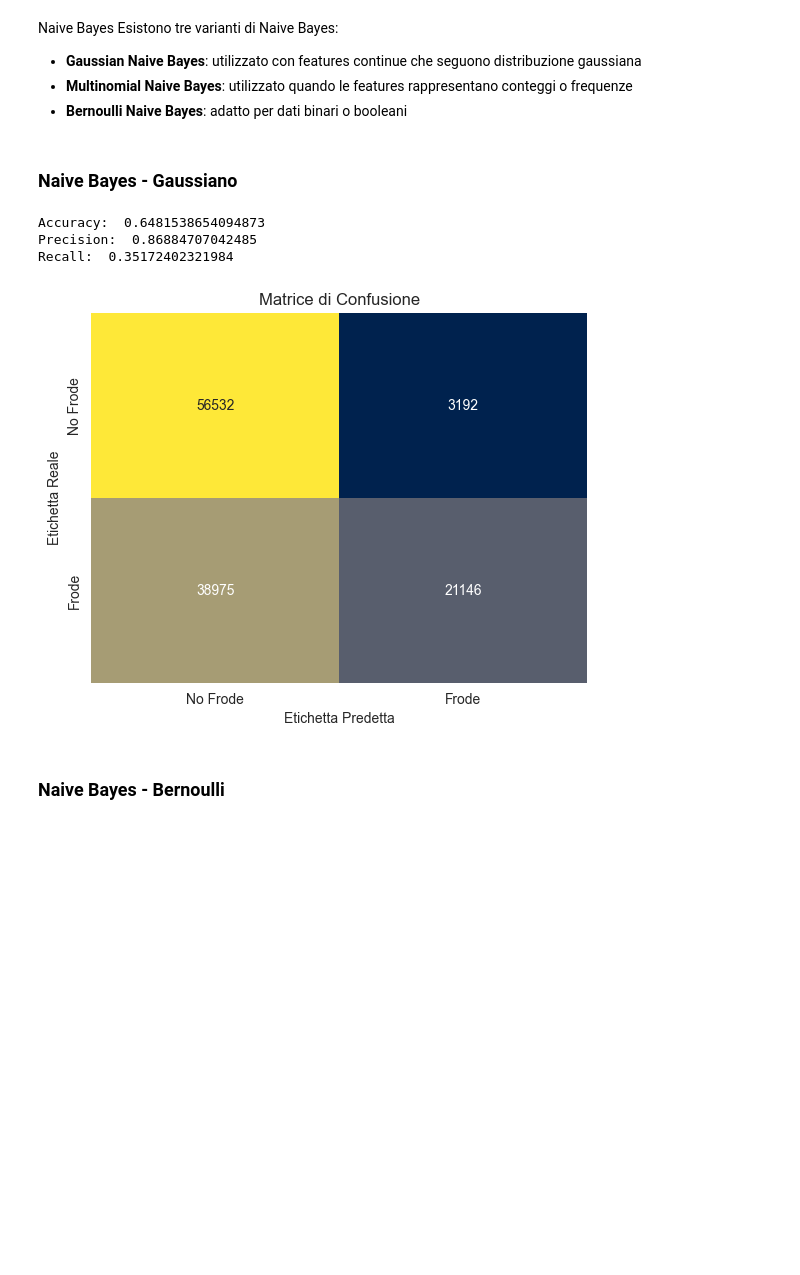
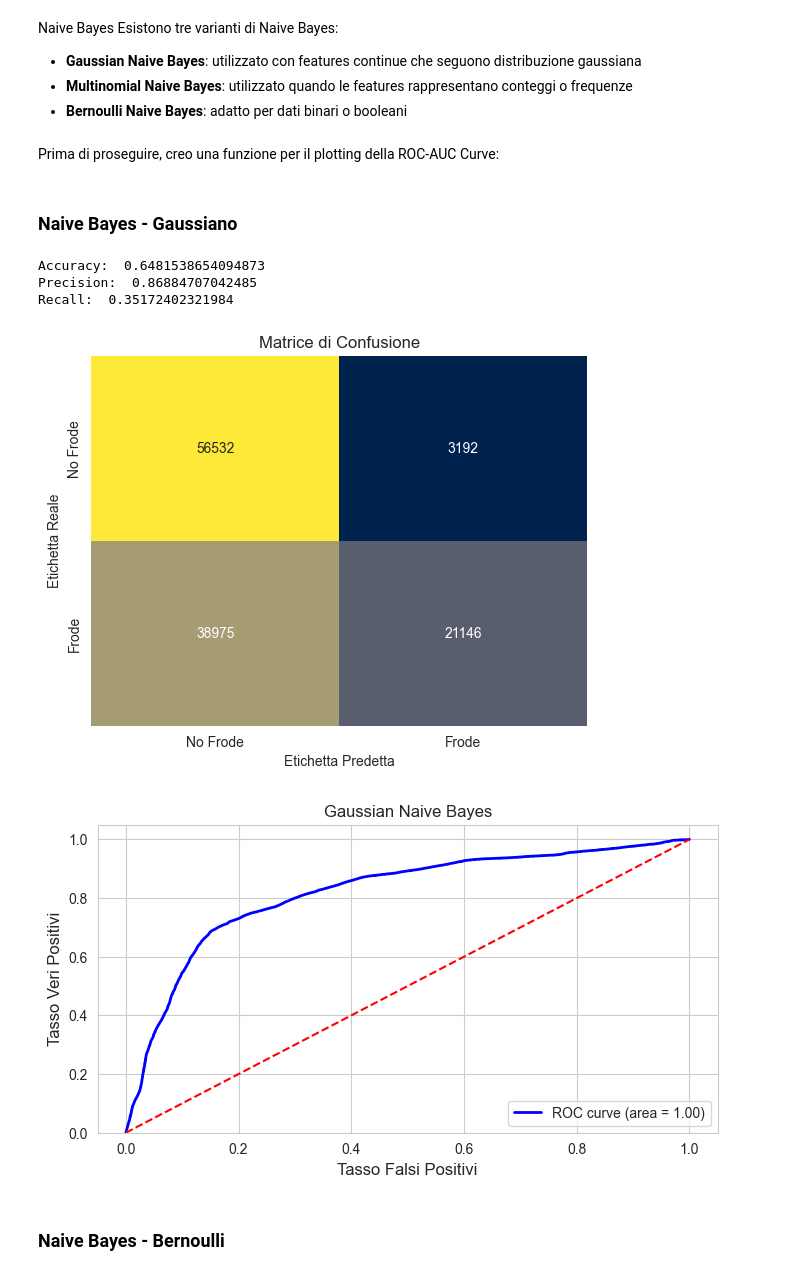
Before and after one commit to marcosantoriello/CCFDetector, a Jupyter notebook: CreditCardFraudDetector.ipynb, the cells around one changed output. Saved outputs shown, nothing was run; the diff lists cells and outputs as text; code cells hidden in the pictures; blank space fills up the shorter version.

```diff
--- a/CreditCardFraudDetector.ipynb
+++ b/CreditCardFraudDetector.ipynb
@@ -473,37 +474,59 @@ from sklearn.metrics import accuracy_score, confusion_matrix, precision_score, r
 gnb = GaussianNB()
 mnb = MultinomialNB()
 bnb = BernoulliNB()
+# %% [markdown]
+Prima di proseguire, creo una funzione per il plotting della ROC-AUC Curve:
+# %%
+from sklearn.metrics import roc_curve, auc
+
+def plot_roc_auc_curve(false_positives_r, true_positives_r, classifier_name):
+    plt.figure(figsize=(8, 4))
+    plt.title(classifier_name, fontsize=12)
+    plt.plot(false_positives_r, true_positives_r, 'b-', linewidth=2, label=f'ROC curve (area = {roc_auc:.2f})')
+    plt.plot([0, 1], [0, 1], 'r--')
+    plt.ylim([0.0, 1.05])
+    plt.xlabel('Tasso Falsi Positivi', fontsize=12)
+    plt.ylabel('Tasso Veri Positivi', fontsize=12)
+    plt.legend(loc='lower right')
+    #plt.axis([-0.01,1,0,1])
 # %% [markdown]
 ### Naive Bayes - Gaussiano
 # %%
 # Addestramento modello
 gnb.fit(X_train,y_train)
 
 # Predizione
 y_pred_gnb = gnb.predict(X_test)
 
 # Metriche di valutazione
 accuracyGNB = accuracy_score(y_test,y_pred_gnb)
 precisionGNB = precision_score(y_test,y_pred_gnb)
 recallGNB = recall_score(y_test, y_pred_gnb)
 
 print('Accuracy: ', accuracyGNB)
 print('Precision: ', precisionGNB)
 print('Recall: ' , recallGNB)
 
 # Confusion Matrix
 labels = ['No Frode', 'Frode']
 confusion_matrix_result = confusion_matrix(y_test, y_pred_gnb)
 sns.heatmap(confusion_matrix_result, annot=True, fmt='d', cmap='cividis', xticklabels=labels, yticklabels=labels, cbar=False)
 plt.title('Matrice di Confusione')
 plt.xlabel('Etichetta Predetta')
 plt.ylabel('Etichetta Reale')
 plt.show()
+
+# ROC-AUC Curve
+fpr_gnb, tpr_gnb, _ = roc_curve(y_test, gnb.predict_proba(X_test)[:, 1])
+roc_auc_gnb = auc(fpr_gnb, tpr_gnb) # Calcolo Area Under the Curve
+
+plot_roc_auc_curve(fpr_gnb, tpr_gnb, 'Gaussian Naive Bayes')
 # %% [output]
 Accuracy:  0.6481538654094873
 Precision:  0.86884707042485
 Recall:  0.35172402321984
 [figure]
+[figure, added]
 # %% [markdown]
 ### Naive Bayes - Bernoulli
 # %% [markdown]
```
Also changed, not shown: parts of 13 cells of this notebook, 2 other files.
